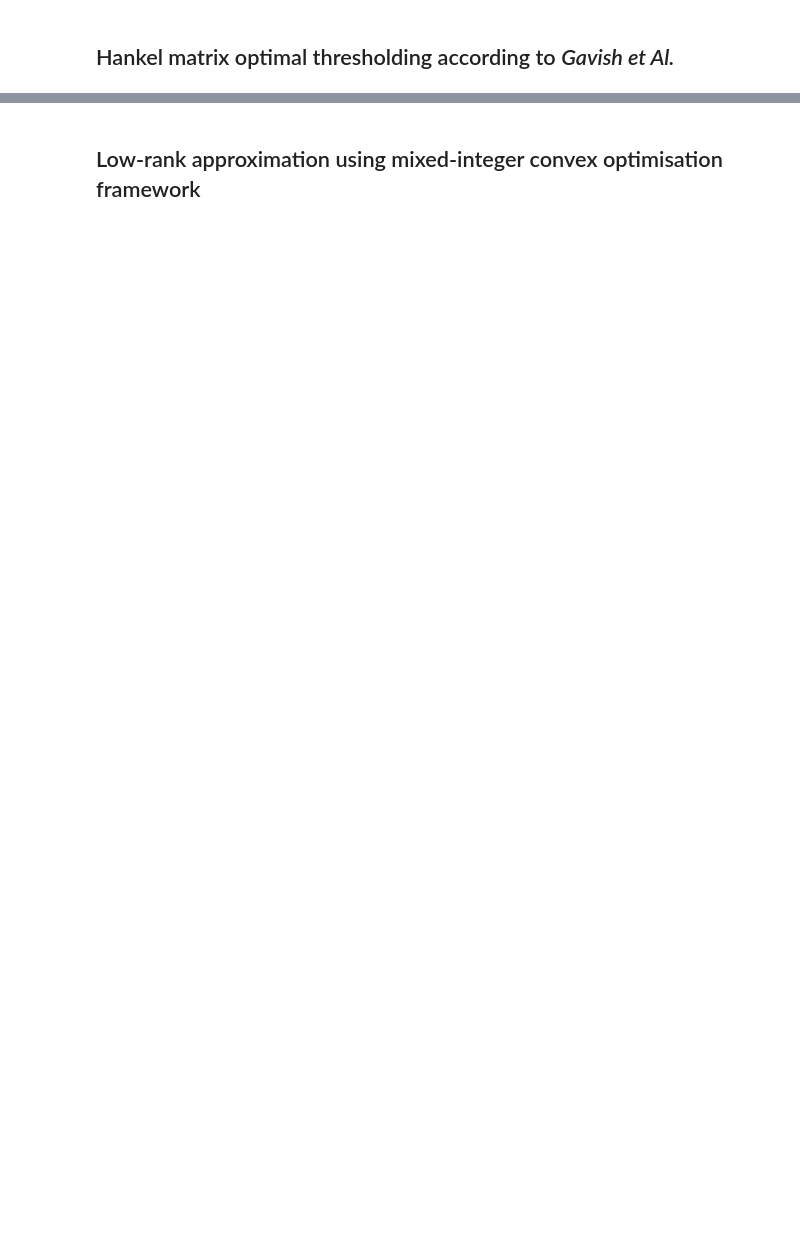
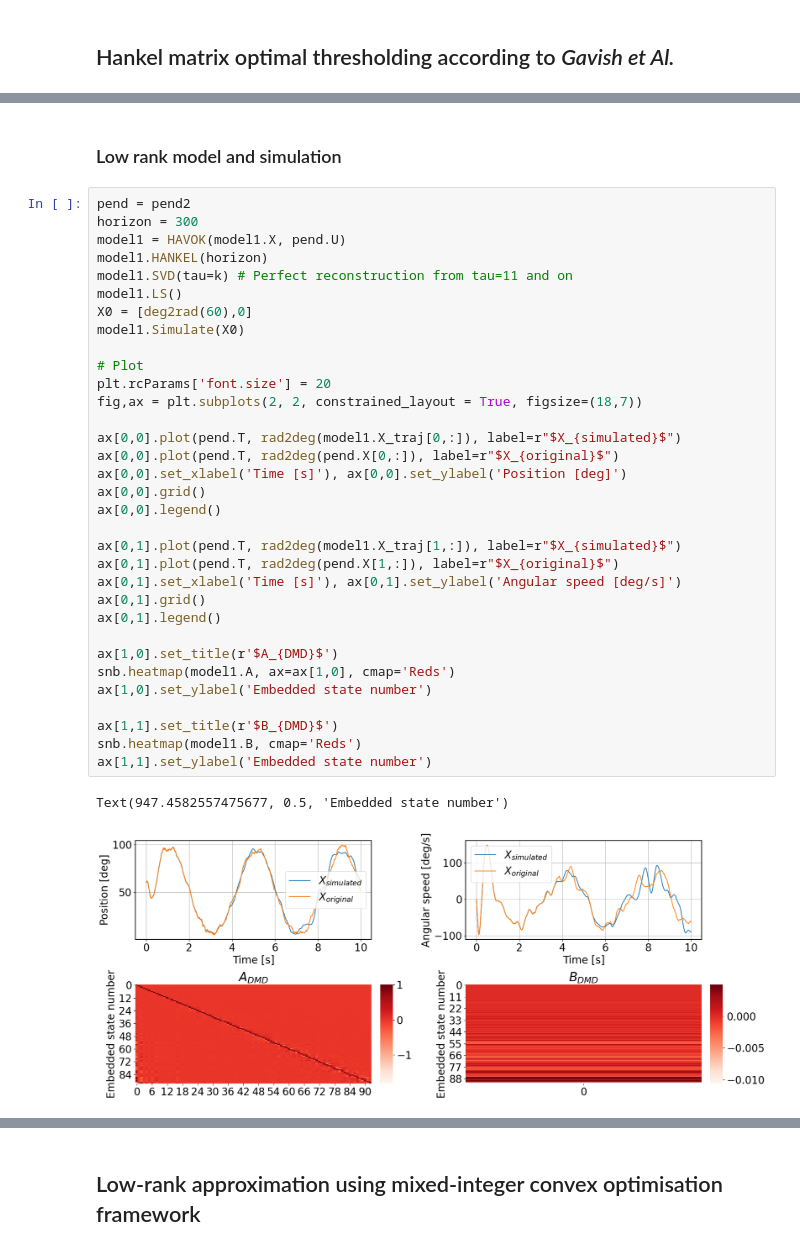
Before and after one commit to CedricFont/Subspace-learning-for-robot-application, a Jupyter notebook: LQR simulation/6_HAVOK_TSVD.ipynb, the cells around one changed output, grey strips where cells are left out. Drawn from its saved outputs; the diff is of its cells as text; blank space fills up the shorter version.

```diff
--- a/LQR simulation/6_HAVOK_TSVD.ipynb
+++ b/LQR simulation/6_HAVOK_TSVD.ipynb
@@ -107,0 +108,38 @@ plt.plot(np.log(S)), plt.xlabel('i'), plt.ylabel(r'$log(\sigma_i)$'), plt.title(
+# %% [markdown]
+### Low rank model and simulation
+# %%
+pend = pend2
+horizon = 300
+model1 = HAVOK(model1.X, pend.U)
+model1.HANKEL(horizon)
+model1.SVD(tau=k) # Perfect reconstruction from tau=11 and on
+model1.LS()
+X0 = [deg2rad(60),0]
+model1.Simulate(X0)
+
+# Plot
+plt.rcParams['font.size'] = 20
+fig,ax = plt.subplots(2, 2, constrained_layout = True, figsize=(18,7))
+
+ax[0,0].plot(pend.T, rad2deg(model1.X_traj[0,:]), label=r"$X_{simulated}$")
+ax[0,0].plot(pend.T, rad2deg(pend.X[0,:]), label=r"$X_{original}$")
+ax[0,0].set_xlabel('Time [s]'), ax[0,0].set_ylabel('Position [deg]')
+ax[0,0].grid()
+ax[0,0].legend()
+
+ax[0,1].plot(pend.T, rad2deg(model1.X_traj[1,:]), label=r"$X_{simulated}$")
+ax[0,1].plot(pend.T, rad2deg(pend.X[1,:]), label=r"$X_{original}$")
+ax[0,1].set_xlabel('Time [s]'), ax[0,1].set_ylabel('Angular speed [deg/s]')
+ax[0,1].grid()
+ax[0,1].legend()
+
+ax[1,0].set_title(r'$A_{DMD}$')
+snb.heatmap(model1.A, ax=ax[1,0], cmap='Reds')
+ax[1,0].set_ylabel('Embedded state number')
+
+ax[1,1].set_title(r'$B_{DMD}$')
+snb.heatmap(model1.B, cmap='Reds')
+ax[1,1].set_ylabel('Embedded state number')
+# %% [output]
+Text(947.4582557475677, 0.5, 'Embedded state number')
+[figure, added]
```
Also changed, not shown: parts of 6 cells of this notebook, 2 other files.
